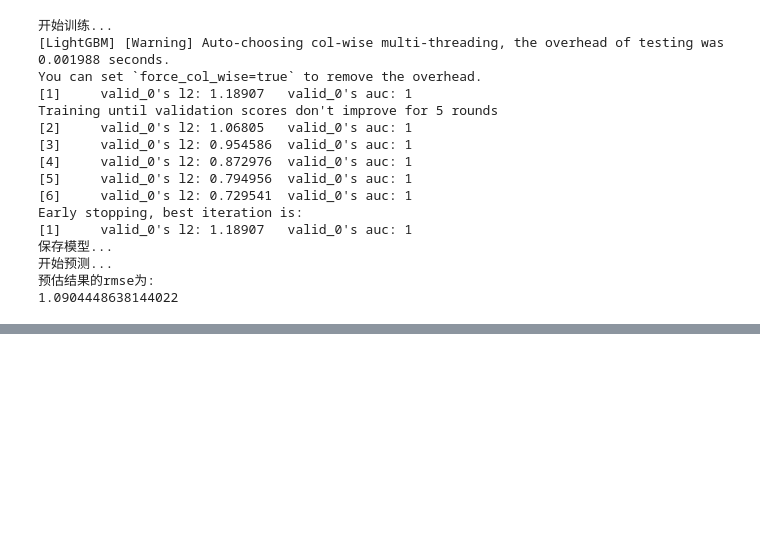
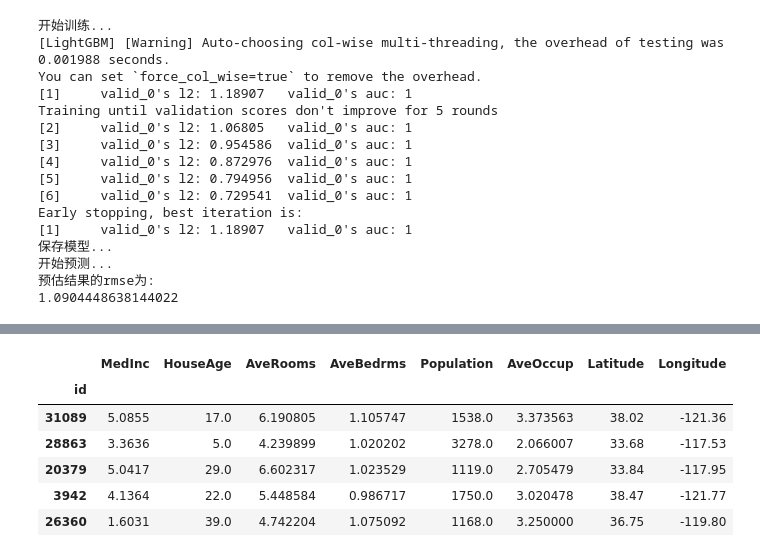
Before and after one commit to handsomevictor/kaggle-Playground_Series_Season_3_Episode_1, a Jupyter notebook: trial.ipynb, the cells around one changed output, grey strips where cells are left out. Saved outputs shown, nothing was run; the diff lists cells and outputs as text; code cells hidden in the pictures; blank space fills up the shorter version.

```diff
--- a/trial.ipynb
+++ b/trial.ipynb
@@ -123,0 +206,10 @@ Early stopping, best iteration is:
+# %%
+x_test.head()
+# %% [output]
+|  | MedInc | HouseAge | AveRooms | AveBedrms | Population | AveOccup | Latitude | Longitude |
+| id |  |  |  |  |  |  |  |  |
+| 31089 | 5.0855 | 17.0 | 6.190805 | 1.105747 | 1538.0 | 3.373563 | 38.02 | -121.36 |
+| 28863 | 3.3636 | 5.0 | 4.239899 | 1.020202 | 3278.0 | 2.066007 | 33.68 | -117.53 |
+| 20379 | 5.0417 | 29.0 | 6.602317 | 1.023529 | 1119.0 | 2.705479 | 33.84 | -117.95 |
+| 3942 | 4.1364 | 22.0 | 5.448584 | 0.986717 | 1750.0 | 3.020478 | 38.47 | -121.77 |
+| 26360 | 1.6031 | 39.0 | 4.742204 | 1.075092 | 1168.0 | 3.250000 | 36.75 | -119.80 |
```
Also changed, not shown: parts of 23 cells of this notebook, 3 other files.
